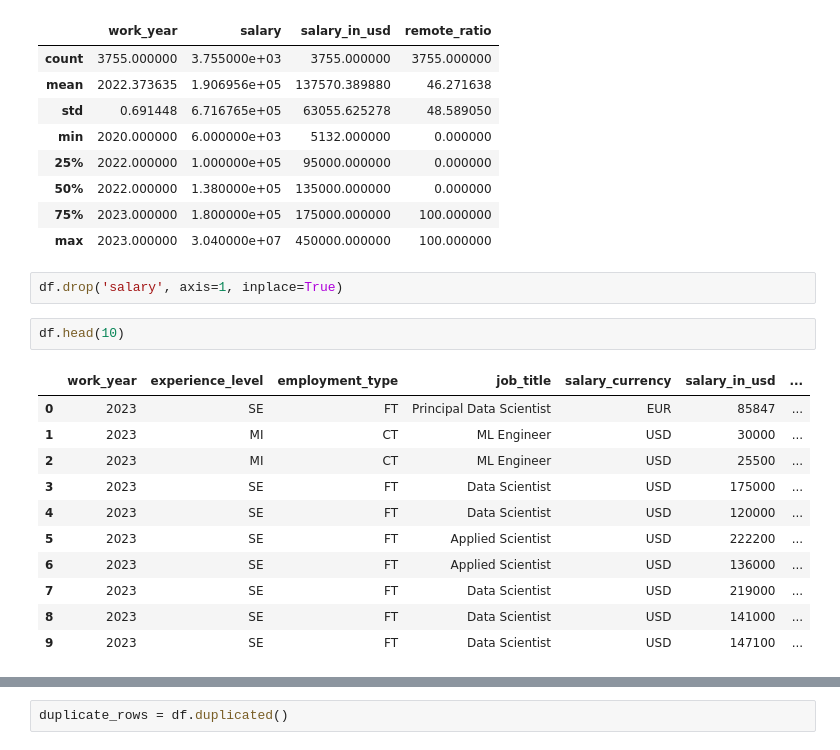
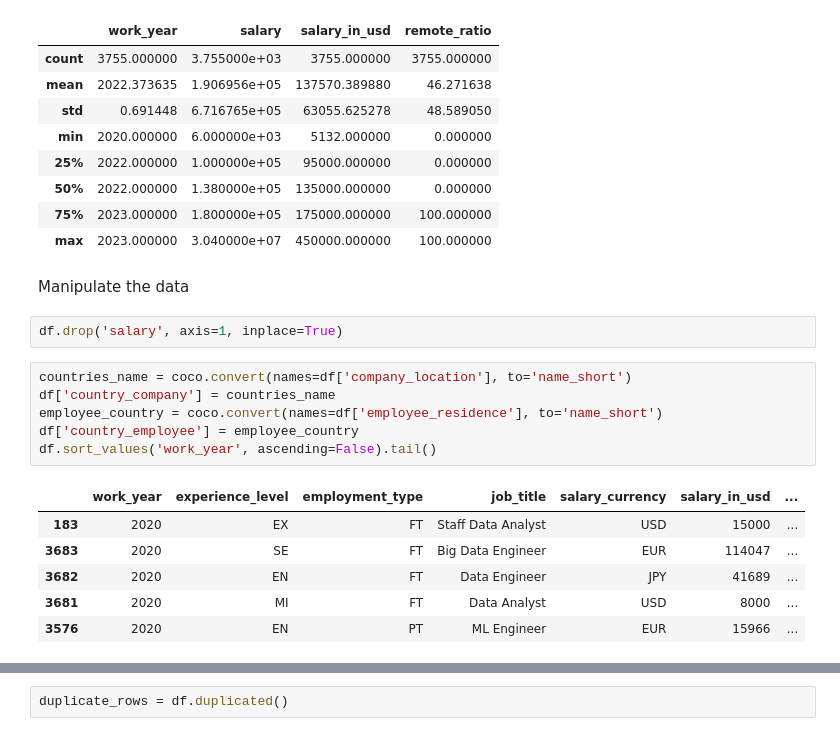
Before and after one commit to georgemcculloch/Data-Science-Salary-Analysis, a Jupyter notebook: data salaries.ipynb, the cells around one changed output, grey strips where cells are left out. Cells and saved outputs as stored; diff of their text form.

```diff
--- a/data salaries.ipynb
+++ b/data salaries.ipynb
@@ -56,20 +67,21 @@ df.describe()
 | 50% | 2022.000000 | 1.380000e+05 | 135000.000000 | 0.000000 |
 | 75% | 2023.000000 | 1.800000e+05 | 175000.000000 | 100.000000 |
 | max | 2023.000000 | 3.040000e+07 | 450000.000000 | 100.000000 |
+# %% [markdown]
+Manipulate the data
 # %%
 df.drop('salary', axis=1, inplace=True)
-# %%
-df.head(10)
-# %% [output]
-|  | work_year | experience_level | employment_type | job_title | salary_currency | salary_in_usd | ... |
-| 0 | 2023 | SE | FT | Principal Data Scientist | EUR | 85847 | ... |
-| 1 | 2023 | MI | CT | ML Engineer | USD | 30000 | ... |
-| 2 | 2023 | MI | CT | ML Engineer | USD | 25500 | ... |
-| 3 | 2023 | SE | FT | Data Scientist | USD | 175000 | ... |
-| 4 | 2023 | SE | FT | Data Scientist | USD | 120000 | ... |
-| 5 | 2023 | SE | FT | Applied Scientist | USD | 222200 | ... |
-| 6 | 2023 | SE | FT | Applied Scientist | USD | 136000 | ... |
-| 7 | 2023 | SE | FT | Data Scientist | USD | 219000 | ... |
-| 8 | 2023 | SE | FT | Data Scientist | USD | 141000 | ... |
-| 9 | 2023 | SE | FT | Data Scientist | USD | 147100 | ... |
+# %%
+countries_name = coco.convert(names=df['company_location'], to='name_short')
+df['country_company'] = countries_name
+employee_country = coco.convert(names=df['employee_residence'], to='name_short')
+df['country_employee'] = employee_country
+df.sort_values('work_year', ascending=False).tail()
+# %% [output]
+|  | work_year | experience_level | employment_type | job_title | salary_currency | salary_in_usd | ... |
+| 183 | 2020 | EX | FT | Staff Data Analyst | USD | 15000 | ... |
+| 3683 | 2020 | SE | FT | Big Data Engineer | EUR | 114047 | ... |
+| 3682 | 2020 | EN | FT | Data Engineer | JPY | 41689 | ... |
+| 3681 | 2020 | MI | FT | Data Analyst | USD | 8000 | ... |
+| 3576 | 2020 | EN | PT | ML Engineer | EUR | 15966 | ... |
 # %%
```
Also changed, not shown: parts of 17 cells of this notebook.
